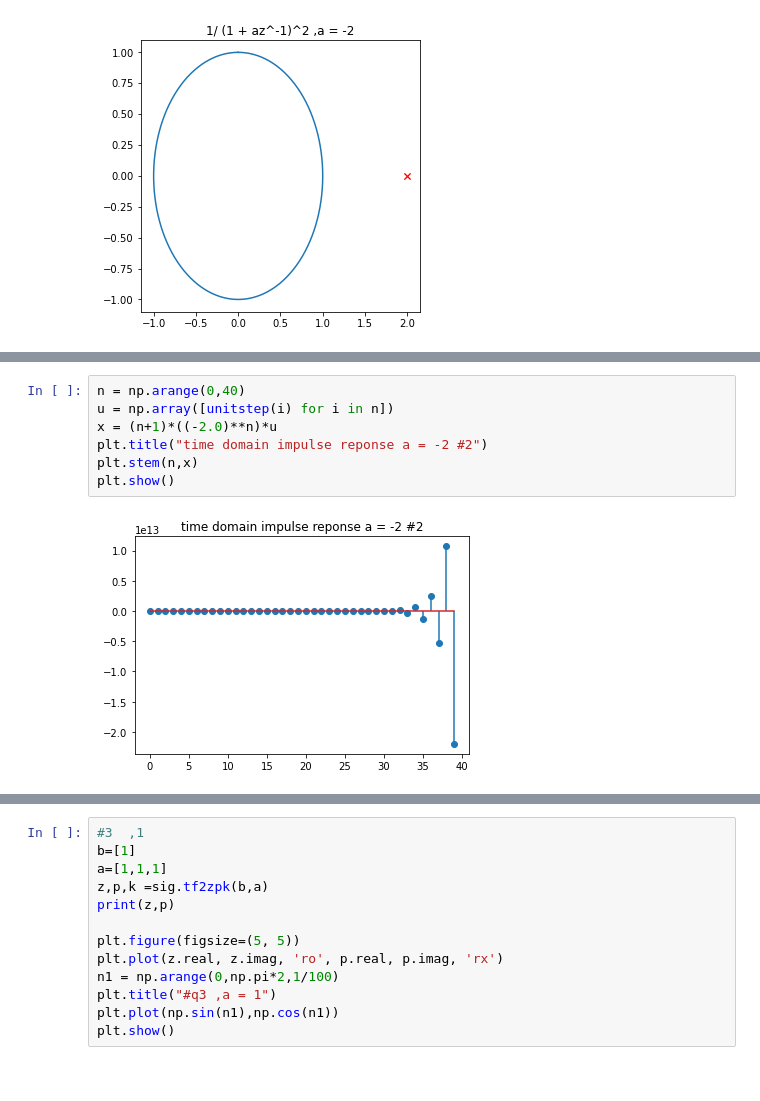
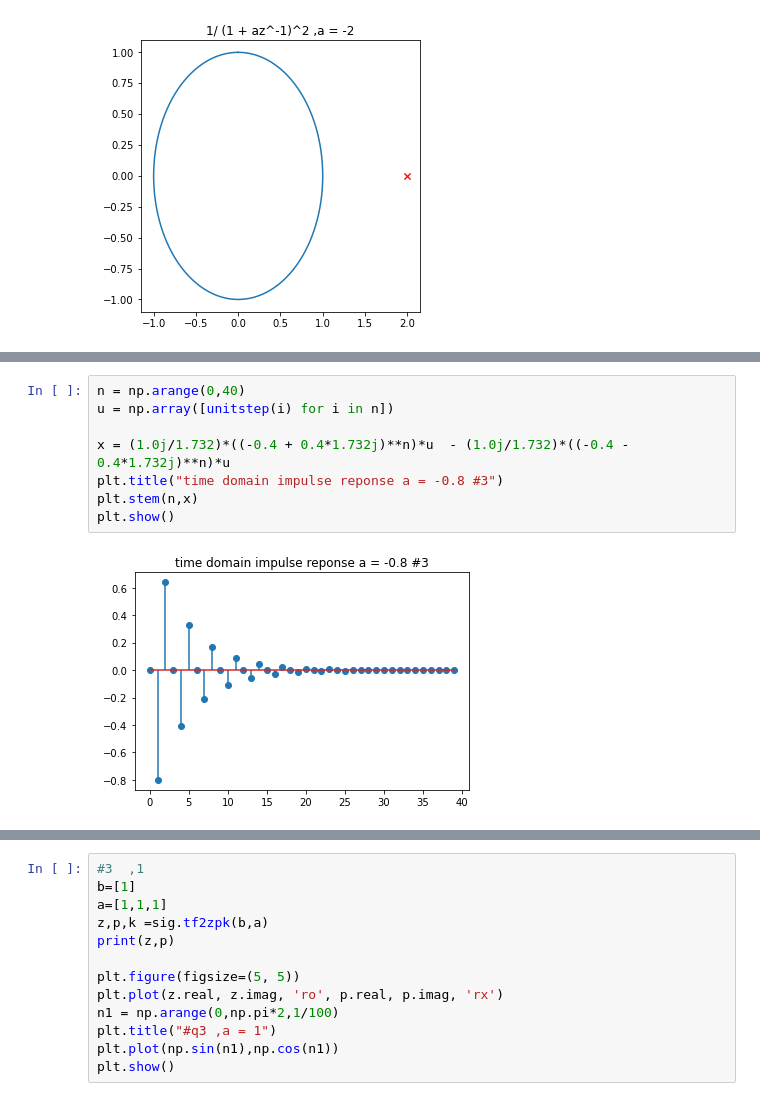
Before and after one commit to the-pinbo/EC211, a Jupyter notebook: Lab5/Z-transform (2).ipynb, the cells around one changed output, grey strips where cells are left out. Cells and saved outputs as stored; diff of their text form.

```diff
--- a/Lab5/Z-transform (2).ipynb
+++ b/Lab5/Z-transform (2).ipynb
@@ -315,9 +359,10 @@ plt.show()
 # %%
 n = np.arange(0,40)
 u = np.array([unitstep(i) for i in n])
-x = (n+1)*((-2.0)**n)*u
-plt.title("time domain impulse reponse a = -2 #2")
+
+x = (1.0j/1.732)*((-0.4 + 0.4*1.732j)**n)*u  - (1.0j/1.732)*((-0.4 - 0.4*1.732j)**n)*u
+plt.title("time domain impulse reponse a = -0.8 #3")
 plt.stem(n,x)
 plt.show()
 # %% [output]
-[figure, old version]
+[figure, new version]
```
Also changed, not shown: parts of 12 cells of this notebook.
